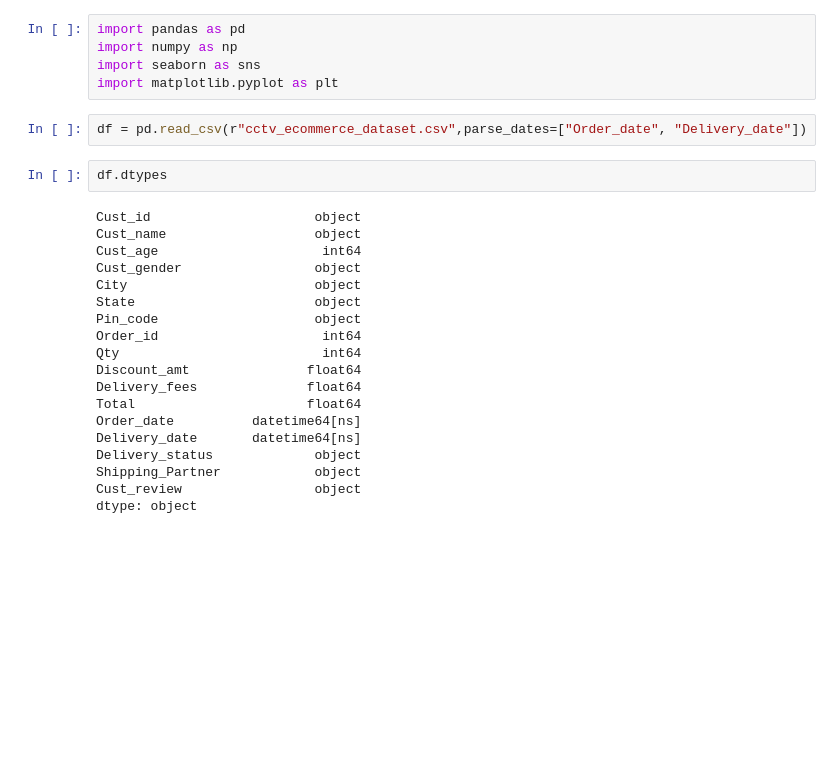
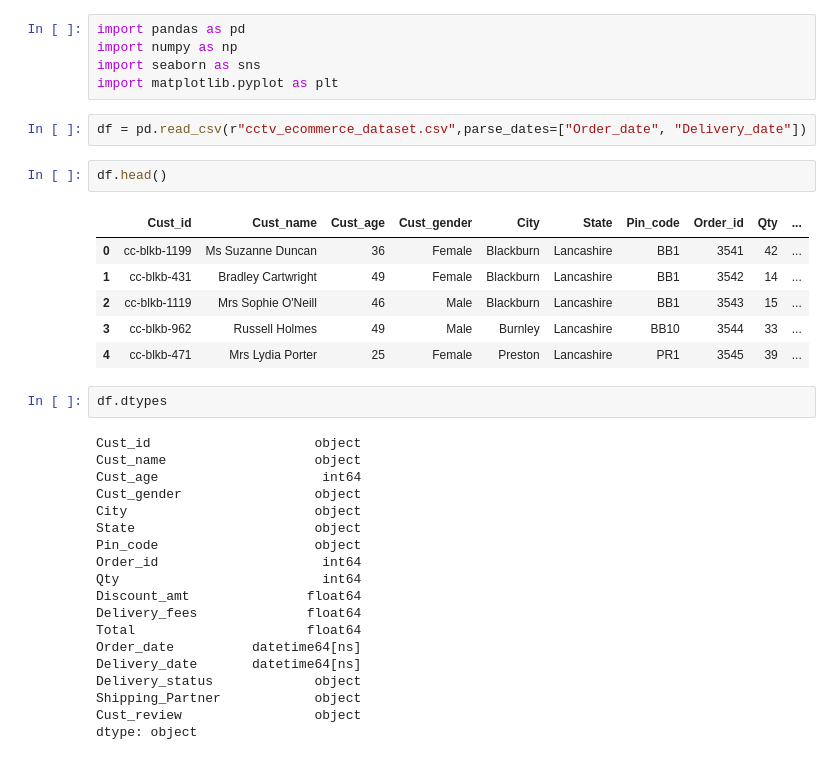
Before and after one commit to ShaguftaPathan/Python, a Jupyter notebook: Cust_Seg_CCTV.ipynb, the cells around one changed output. Saved outputs shown, nothing was run; the diff lists cells and outputs as text; blank space fills up the shorter version.

```diff
--- a/Cust_Seg_CCTV.ipynb
+++ b/Cust_Seg_CCTV.ipynb
@@ -7,6 +7,15 @@ import seaborn as sns
 import matplotlib.pyplot as plt
 # %%
 df = pd.read_csv(r"cctv_ecommerce_dataset.csv",parse_dates=["Order_date", "Delivery_date"])
+# %%
+df.head()
+# %% [output]
+|  | Cust_id | Cust_name | Cust_age | Cust_gender | City | State | Pin_code | Order_id | Qty | ... |
+| 0 | cc-blkb-1199 | Ms Suzanne Duncan | 36 | Female | Blackburn | Lancashire | BB1 | 3541 | 42 | ... |
+| 1 | cc-blkb-431 | Bradley Cartwright | 49 | Female | Blackburn | Lancashire | BB1 | 3542 | 14 | ... |
+| 2 | cc-blkb-1119 | Mrs Sophie O'Neill | 46 | Male | Blackburn | Lancashire | BB1 | 3543 | 15 | ... |
+| 3 | cc-blkb-962 | Russell Holmes | 49 | Male | Burnley | Lancashire | BB10 | 3544 | 33 | ... |
+| 4 | cc-blkb-471 | Mrs Lydia Porter | 25 | Female | Preston | Lancashire | PR1 | 3545 | 39 | ... |
 # %%
 df.dtypes
 # %% [output]
```
Also changed, not shown: parts of 7 cells of this notebook.
